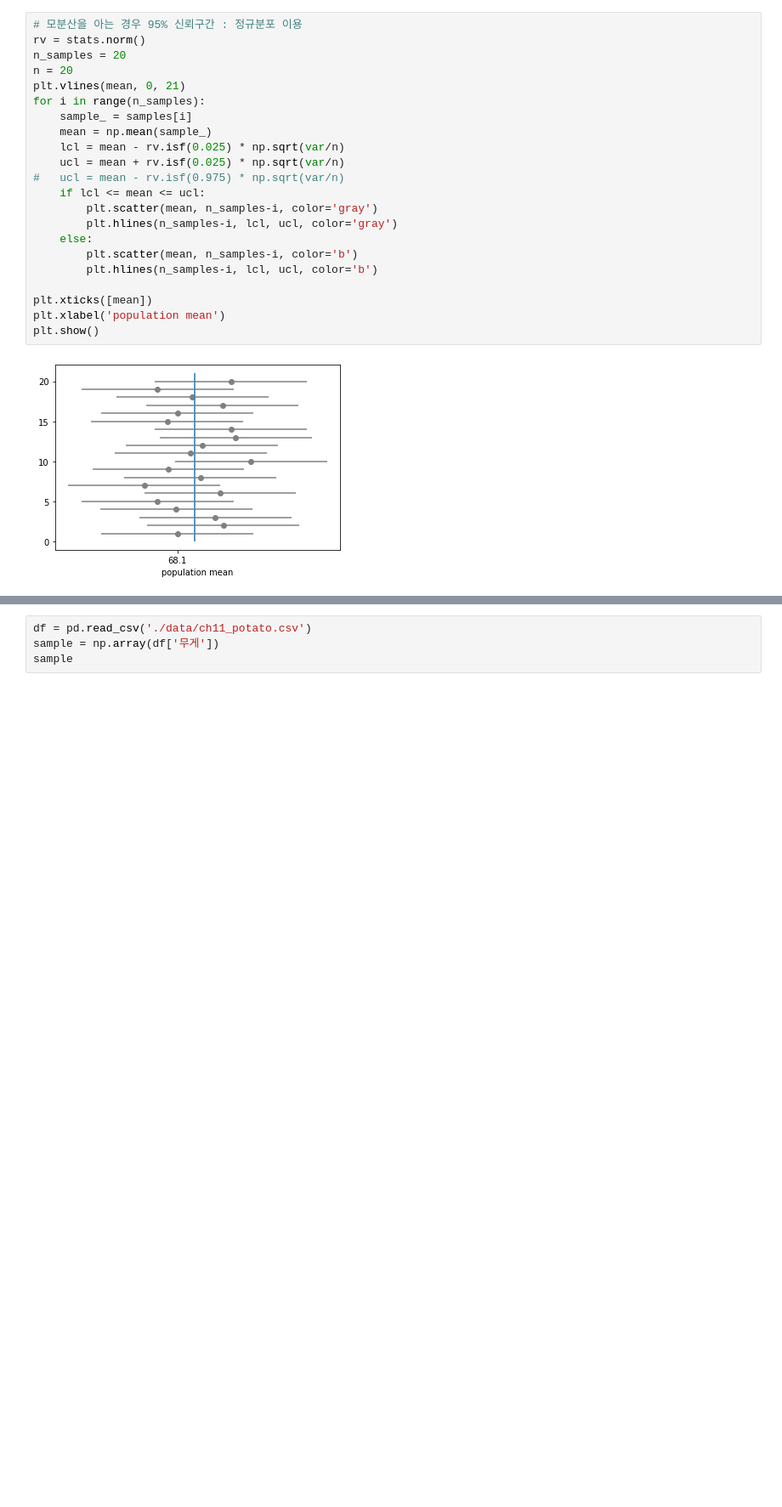
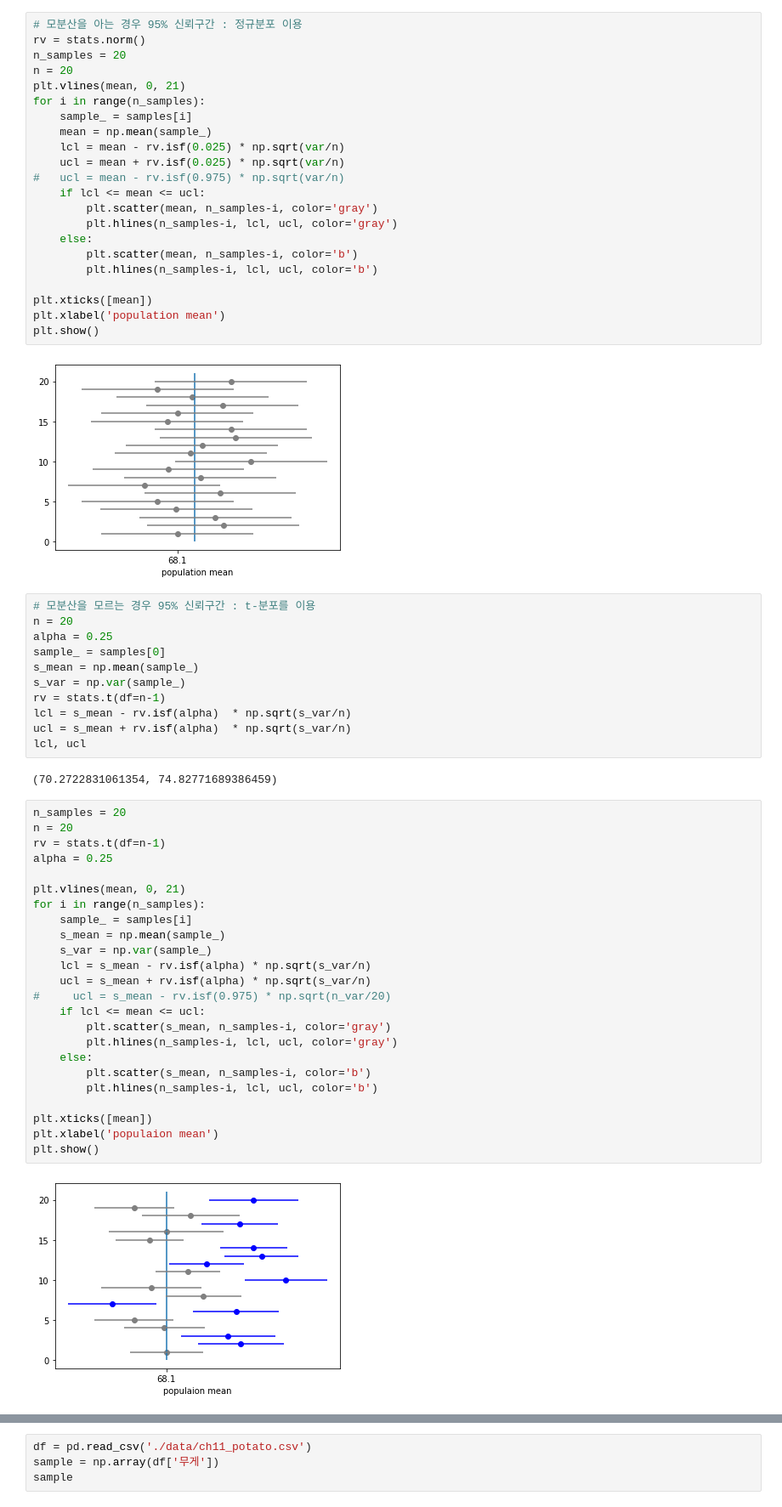
Before and after one commit to JngMkk/TIL, a Jupyter notebook: Python/Statistic/3_distribution.ipynb, the cells around one changed output, grey strips where cells are left out. Shown: that part at 85% size. Cells and saved outputs as stored; diff of their text form; blank space fills up the shorter version.

```diff
--- a/Python/Statistic/3_distribution.ipynb
+++ b/Python/Statistic/3_distribution.ipynb
@@ -71,3 +71,42 @@ plt.xlabel('population mean')
 plt.show()
 # %% [output]
 [figure]
+# %%
+# 모분산을 모르는 경우 95% 신뢰구간 : t-분포를 이용
+n = 20
+alpha = 0.25
+sample_ = samples[0]
+s_mean = np.mean(sample_)
+s_var = np.var(sample_)
+rv = stats.t(df=n-1)
+lcl = s_mean - rv.isf(alpha)  * np.sqrt(s_var/n)
+ucl = s_mean + rv.isf(alpha)  * np.sqrt(s_var/n)
+lcl, ucl
+# %% [output]
+(70.2722831061354, 74.82771689386459)
+# %%
+n_samples = 20
+n = 20
+rv = stats.t(df=n-1)
+alpha = 0.25
+
+plt.vlines(mean, 0, 21)
+for i in range(n_samples):
+    sample_ = samples[i]
+    s_mean = np.mean(sample_)
+    s_var = np.var(sample_)
+    lcl = s_mean - rv.isf(alpha) * np.sqrt(s_var/n)
+    ucl = s_mean + rv.isf(alpha) * np.sqrt(s_var/n)
+#     ucl = s_mean - rv.isf(0.975) * np.sqrt(n_var/20)
+    if lcl <= mean <= ucl:
+        plt.scatter(s_mean, n_samples-i, color='gray')
+        plt.hlines(n_samples-i, lcl, ucl, color='gray')
+    else:
+        plt.scatter(s_mean, n_samples-i, color='b')
+        plt.hlines(n_samples-i, lcl, ucl, color='b')
+
+plt.xticks([mean])
+plt.xlabel('populaion mean')
+plt.show()
+# %% [output]
+[figure, added]
```
Also changed, not shown: parts of 3 cells of this notebook.
